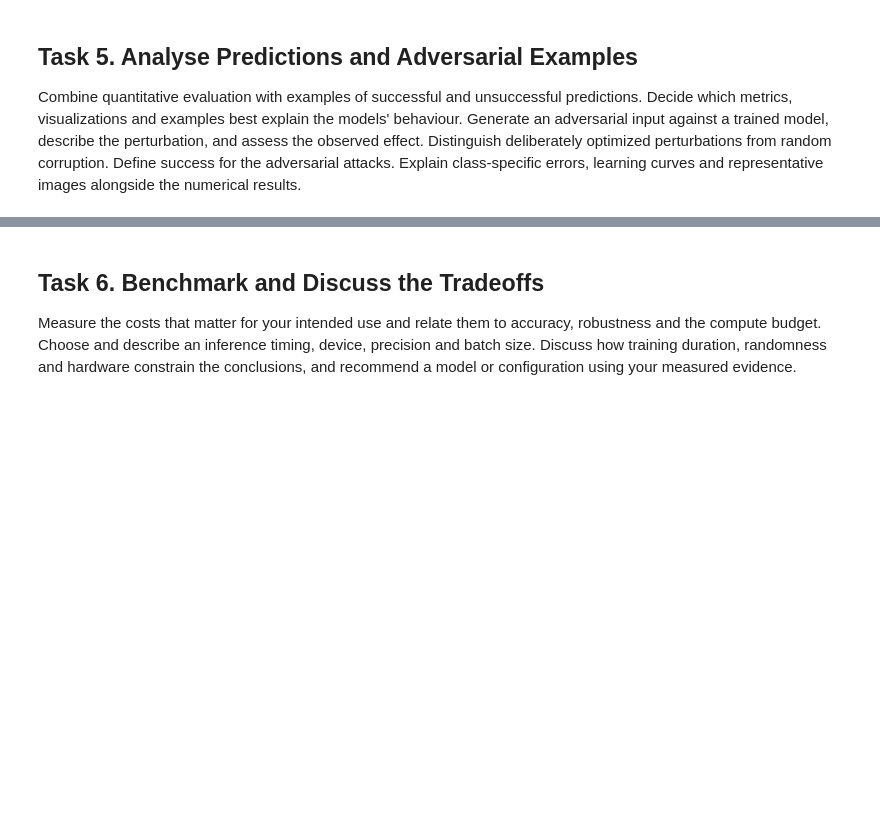
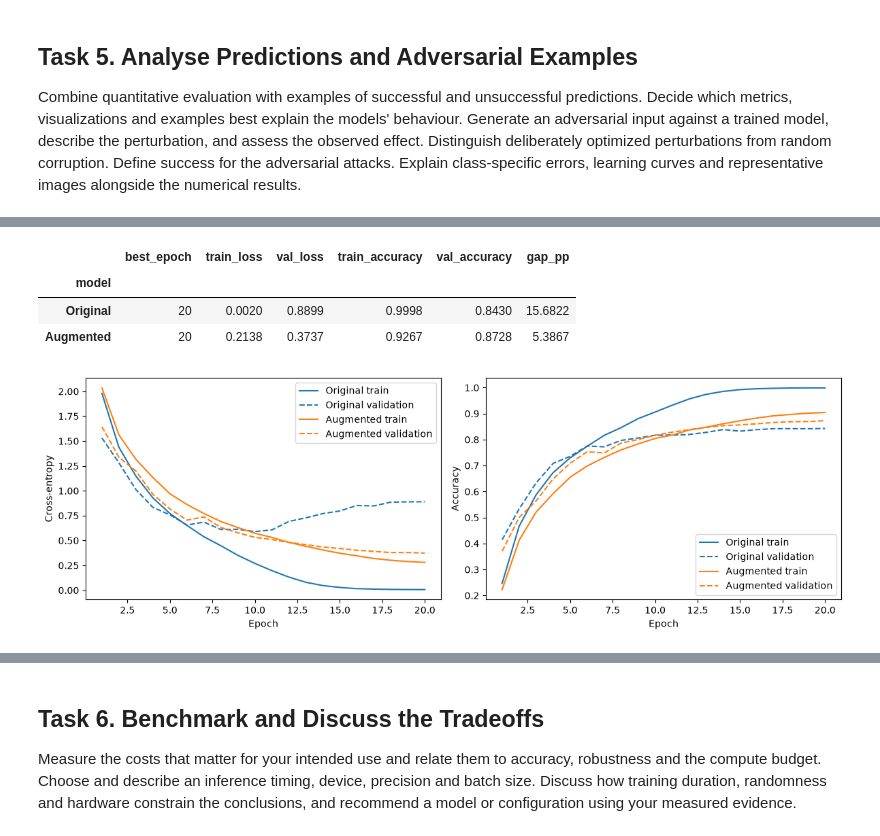
Before and after one commit to TheArtemis/ID2223-Scalable-Machine-Learning-and-Deep-Learning, a Jupyter notebook: assignments/ass1/lab-assignment-notebook.ipynb, the cells around one changed output, grey strips where cells are left out. Saved outputs shown, nothing was run; the diff lists cells and outputs as text; code cells hidden in the pictures; blank space fills up the shorter version.

```diff
--- a/assignments/ass1/lab-assignment-notebook.ipynb
+++ b/assignments/ass1/lab-assignment-notebook.ipynb
@@ -1402,0 +1593,50 @@ Combine quantitative evaluation with examples of successful and unsuccessful pre
+# %%
+# clean training images (no crop/flip), so train and validation use the same conditions
+clean_train_loader = DataLoader(
+    RawImages(database, analysis_train_ids), batch_size=64, shuffle=False,
+)
+diagnostic_rows = []
+for name, (model, model_stats) in analysis_models.items():
+    training = evaluate(model, clean_train_loader, model_stats)
+    validation = clean_metrics.set_index("model").loc[name]
+    diagnostic_rows.append({
+        "model": name,
+        "best_epoch": checkpoint_info.loc[name, "best_epoch"],
+        "train_loss": training.loss,
+        "val_loss": validation.loss,
+        "train_accuracy": training.accuracy,
+        "val_accuracy": validation.accuracy,
+        "gap_pp": 100 * (training.accuracy - validation.accuracy),
+    })
+diagnostics = pd.DataFrame(diagnostic_rows).set_index("model")
+display(diagnostics.round(4))
+diagnostics.to_csv(analysis_dir / "checkpoint_diagnostics.csv")
+# %% [output]
+|  | best_epoch | train_loss | val_loss | train_accuracy | val_accuracy | gap_pp |
+| model |  |  |  |  |  |  |
+| Original | 20 | 0.0020 | 0.8899 | 0.9998 | 0.8430 | 15.6822 |
+| Augmented | 20 | 0.2138 | 0.3737 | 0.9267 | 0.8728 | 5.3867 |
+# %%
+history_paths = {
+    "Original": Path("outputs/task2/full_20261120T105658Z_b3bb1ac1/AlexNet_history.csv"),
+    "Augmented": Path("outputs/task4/20261120T141502Z_dd09daff/AlexNet_augmented_history.csv"),
+}
+fig, axes = plt.subplots(1, 2, figsize=(12, 4))
+for (name, history_path), color in zip(history_paths.items(), ["tab:blue", "tab:orange"]):
+    history = pd.read_csv(history_path)
+    for ax, metric in zip(axes, ["loss", "accuracy"]):
+        ax.plot(
+            history.epoch, history[f"train_{metric}"],
+            color=color, linestyle="-", label=f"{name} train",
+        )
+        ax.plot(
+            history.epoch, history[f"val_{metric}"],
+            color=color, linestyle="--", label=f"{name} validation",
+        )
+for ax, ylabel in zip(axes, ["Cross-entropy", "Accuracy"]):
+    ax.set(xlabel="Epoch", ylabel=ylabel)
+    ax.legend()
+plt.tight_layout()
+plt.show()
+# %% [output]
+[figure, added]
```
Also changed, not shown: parts of 23 cells of this notebook, 16 other files.
